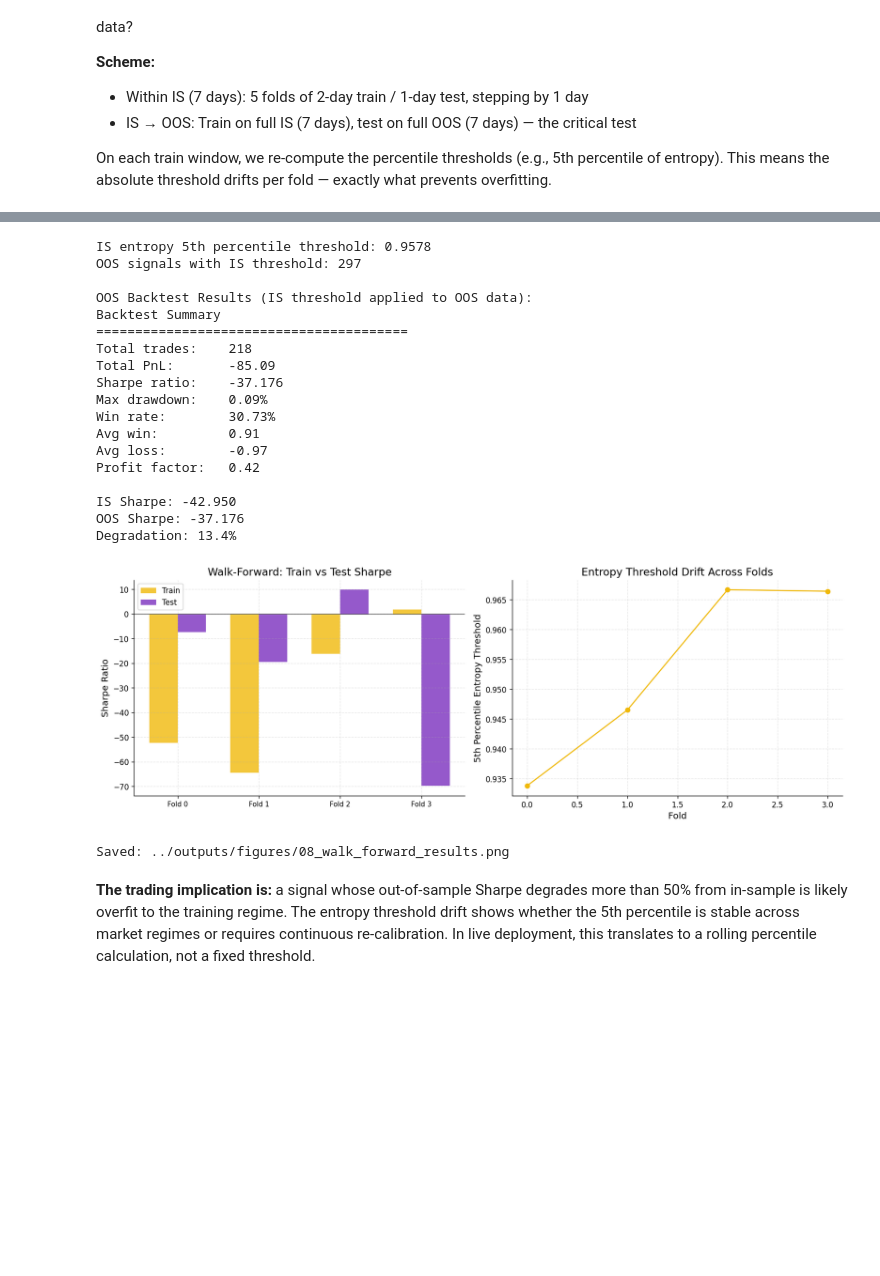
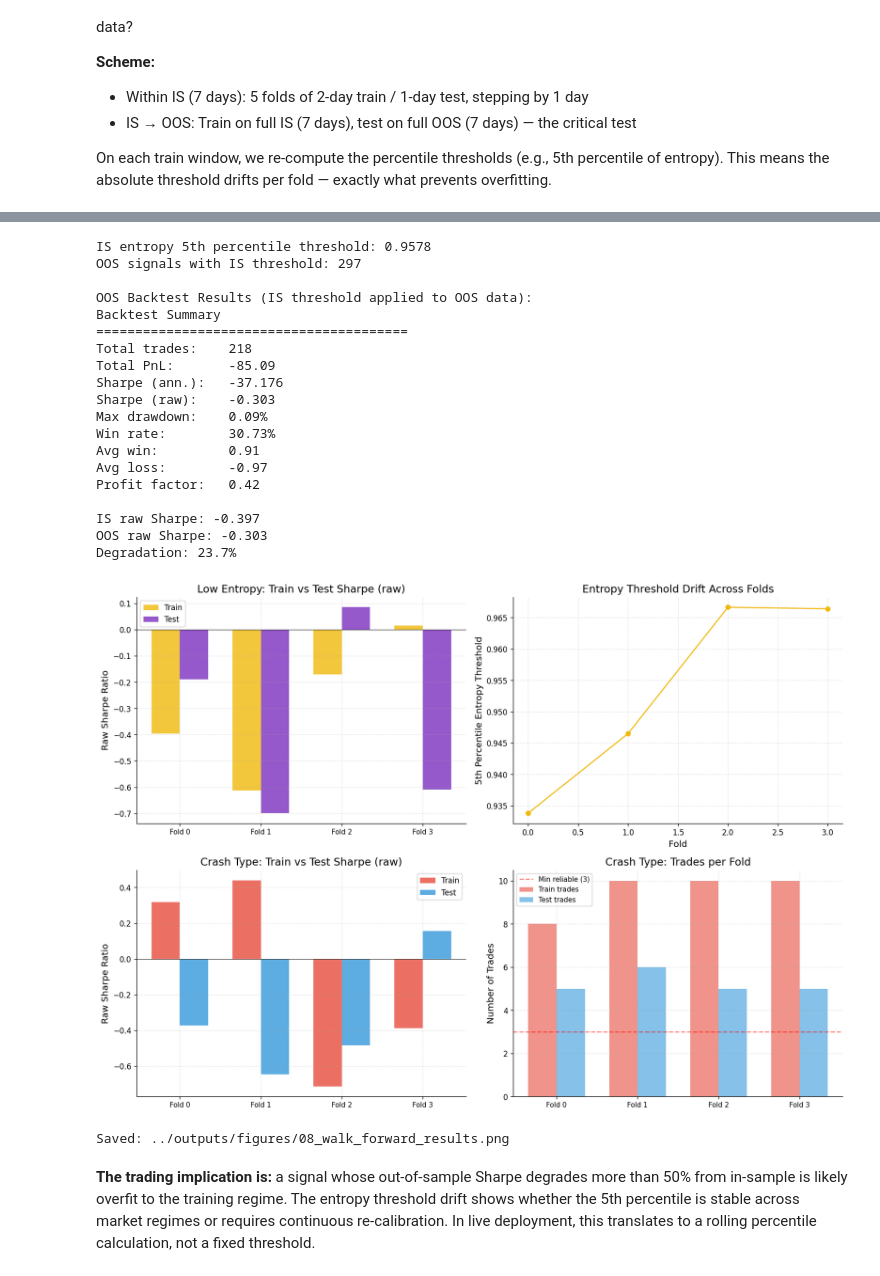
Before and after one commit to Wadoudo02/crypto-venue-entropy, a Jupyter notebook: notebooks/08_signal_backtesting.ipynb, the cells around one changed output, grey strips where cells are left out. Cells and saved outputs as stored; diff of their text form; code cells hidden in the pictures; blank space fills up the shorter version.

```diff
--- a/notebooks/08_signal_backtesting.ipynb
+++ b/notebooks/08_signal_backtesting.ipynb
@@ -774,5 +982,5 @@ Degradation:       33.9%
 # %%
-# --- IS → OOS test (the critical one) ---
+# --- IS -> OOS test (the critical one) ---
 if oos_available:
     # Calibrate threshold on full IS
     is_threshold = feat_is["entropy_5m"].quantile(0.05)
@@ -800,16 +1008,16 @@ if oos_available:
         print(result_oos.summary())
 
         if "low_entropy" in individual_results:
-            is_sharpe = individual_results["low_entropy"].sharpe_ratio
-            print(f"\nIS Sharpe: {is_sharpe:.3f}")
-            print(f"OOS Sharpe: {result_oos.sharpe_ratio:.3f}")
+            is_sharpe = individual_results["low_entropy"].raw_sharpe_ratio
+            print(f"\nIS raw Sharpe: {is_sharpe:.3f}")
+            print(f"OOS raw Sharpe: {result_oos.raw_sharpe_ratio:.3f}")
             if is_sharpe != 0:
-                print(f"Degradation: {1 - result_oos.sharpe_ratio / is_sharpe:.1%}")
+                print(f"Degradation: {1 - result_oos.raw_sharpe_ratio / is_sharpe:.1%}")
     else:
         print("No OOS trades triggered with IS threshold.")
         print("This itself is informative: the IS threshold may be regime-specific.")
 else:
-    print("OOS data not available — skipping IS→OOS test.")
+    print("OOS data not available -- skipping IS->OOS test.")
 # %% [output]
 IS entropy 5th percentile threshold: 0.9578
 OOS signals with IS threshold: 297
@@ -819,49 +1027,78 @@ Backtest Summary
 ========================================
 Total trades:    218
 Total PnL:       -85.09
-Sharpe ratio:    -37.176
+Sharpe (ann.):   -37.176
+Sharpe (raw):    -0.303
 Max drawdown:    0.09%
 Win rate:        30.73%
 Avg win:         0.91
 Avg loss:        -0.97
 Profit factor:   0.42
 
-IS Sharpe: -42.950
-OOS Sharpe: -37.176
-Degradation: 13.4%
+IS raw Sharpe: -0.397
+OOS raw Sharpe: -0.303
+Degradation: 23.7%
 # %%
 # --- Walk-forward results visualisation ---
-fig, axes = plt.subplots(1, 2, figsize=(14, 5))
+fig, axes = plt.subplots(2, 2, figsize=(14, 10))
 
-# Left: Sharpe per fold
-ax = axes[0]
+# Top-left: Low entropy Sharpe per fold
+ax = axes[0, 0]
 if len(wf_results) > 0:
     x = np.arange(len(wf_results))
     width = 0.35
     ax.bar(x - width/2, wf_results["train_sharpe"], width, label="Train", color=VENUE_COLOURS.get("binance", "#F0B90B"), alpha=0.8)
     ax.bar(x + width/2, wf_results["test_sharpe"], width, label="Test", color=VENUE_COLOURS.get("bybit", "#7B2FBE"), alpha=0.8)
     ax.set_xticks(x)
     ax.set_xticklabels([f"Fold {i}" for i in range(len(wf_results))], fontsize=9)
-ax.set_title("Walk-Forward: Train vs Test Sharpe")
-ax.set_ylabel("Sharpe Ratio")
+ax.set_title("Low Entropy: Train vs Test Sharpe (raw)")
+ax.set_ylabel("Raw Sharpe Ratio")
 ax.axhline(0, color="black", linewidth=0.5)
 ax.legend()
 
-# Right: Threshold drift
-ax = axes[1]
+# Top-right: Threshold drift
+ax = axes[0, 1]
 if len(wf_results) > 0:
     ax.plot(wf_results["fold"], wf_results["threshold"], "o-",
             color=VENUE_COLOURS.get("binance", "#F0B90B"), markersize=6)
 ax.set_title("Entropy Threshold Drift Across Folds")
 ax.set_xlabel("Fold")
 ax.set_ylabel("5th Percentile Entropy Threshold")
 
+# Bottom-left: Crash type Sharpe per fold
+ax = axes[1, 0]
+if len(wf_crash_results) > 0:
+    x = np.arange(len(wf_crash_results))
+    width = 0.35
+    ax.bar(x - width/2, wf_crash_results["train_sharpe"], width, label="Train", color="#e74c3c", alpha=0.8)
+    ax.bar(x + width/2, wf_crash_results["test_sharpe"], width, label="Test", color="#3498db", alpha=0.8)
+    ax.set_xticks(x)
+    ax.set_xticklabels([f"Fold {i}" for i in range(len(wf_crash_results))], fontsize=9)
+ax.set_title("Crash Type: Train vs Test Sharpe (raw)")
+ax.set_ylabel("Raw Sharpe Ratio")
+ax.axhline(0, color="black", linewidth=0.5)
+ax.legend()
+
+# Bottom-right: Crash type trade counts per fold
+ax = axes[1, 1]
+if len(wf_crash_results) > 0:
+    x = np.arange(len(wf_crash_results))
+    width = 0.35
+    ax.bar(x - width/2, wf_crash_results["train_trades"], width, label="Train trades", color="#e74c3c", alpha=0.6)
+    ax.bar(x + width/2, wf_crash_results["test_trades"], width, label="Test trades", color="#3498db", alpha=0.6)
+    ax.set_xticks(x)
+    ax.set_xticklabels([f"Fold {i}" for i in range(len(wf_crash_results))], fontsize=9)
+    ax.axhline(3, color="red", linestyle="--", alpha=0.5, label="Min reliable (3)")
+ax.set_title("Crash Type: Trades per Fold")
+ax.set_ylabel("Number of Trades")
+ax.legend(fontsize=9)
+
 plt.tight_layout()
 plt.savefig(FIGURES_DIR / "08_walk_forward_results.png", dpi=150, bbox_inches="tight")
 plt.show()
 print(f"Saved: {FIGURES_DIR / '08_walk_forward_results.png'}")
 # %% [output]
-[figure, old version]
+[figure, new version]
 Saved: ../outputs/figures/08_walk_forward_results.png
 # %% [markdown]
 **The trading implication is:** a signal whose out-of-sample Sharpe degrades more than 50% from in-sample is likely overfit to the training regime. The entropy threshold drift shows whether the 5th percentile is stable across market regimes or requires continuous re-calibration. In live deployment, this translates to a rolling percentile calculation, not a fixed threshold.
```
Also changed, not shown: parts of 15 cells of this notebook, 6 other files.
